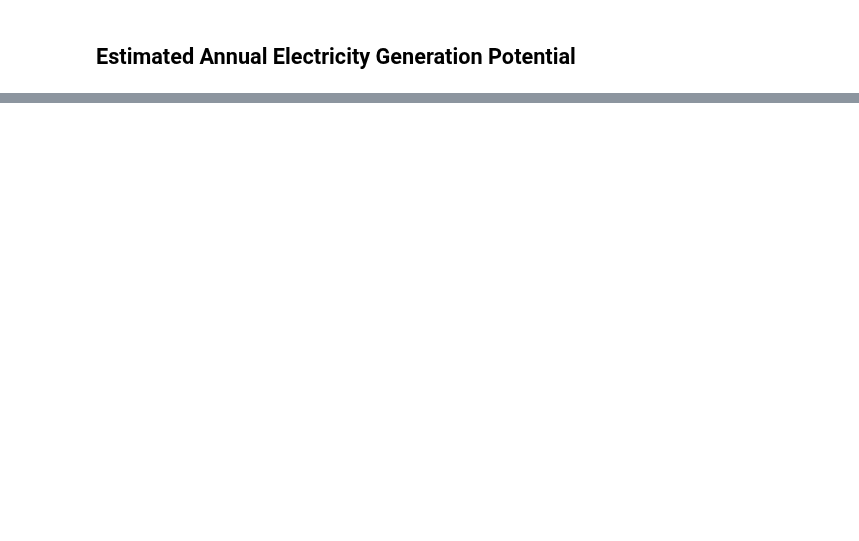
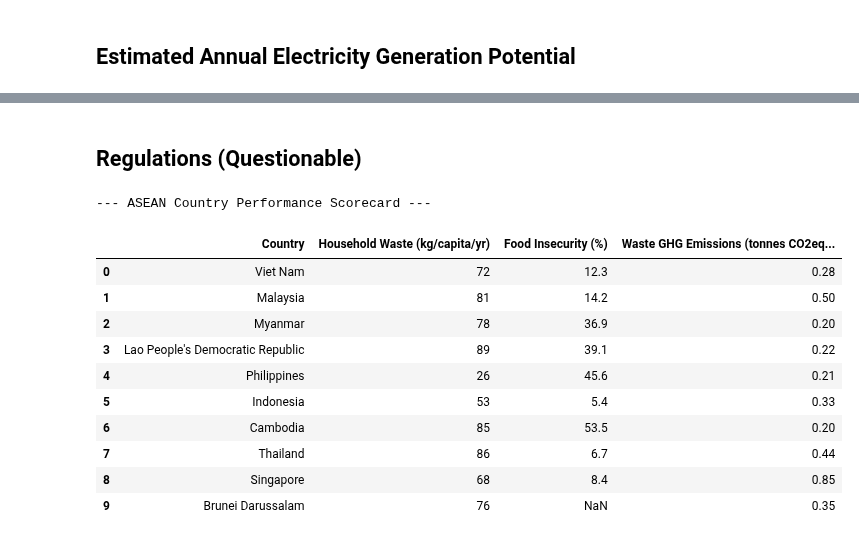
Before and after one commit to Azvier/asean-food-waste-sustainability, a Jupyter notebook: notebooks/data_analysis.ipynb, the cells around one changed output, grey strips where cells are left out. Saved outputs shown, nothing was run; the diff lists cells and outputs as text; code cells hidden in the pictures; blank space fills up the shorter version.

```diff
--- a/notebooks/data_analysis.ipynb
+++ b/notebooks/data_analysis.ipynb
@@ -808,3 +808,52 @@ bioenergy_fmt
 | 7 | Lao People's Democratic Republic | 1,227,657 | 687,488 | 82,498,550 | 49,499,130 | ... |
 | 8 | Singapore | 699,621 | 391,788 | 47,014,531 | 28,208,719 | ... |
 | 9 | Brunei Darussalam | 134,057 | 75,072 | 9,008,630 | 5,405,178 | ... |
+# %% [markdown]
+## Regulations (Questionable)
+# %%
+asean_countries = [
+    'Brunei Darussalam', 'Cambodia', 'Indonesia', 'Lao People\'s Democratic Republic',
+    'Malaysia', 'Myanmar', 'Philippines', 'Singapore', 'Thailand', 'Viet Nam'
+]
+
+# Household Waste per Capita
+waste_per_capita = f_waste[f_waste['Country'].isin(asean_countries)][['Country', 'Household estimate (kg/capita/year)']].rename(
+    columns={'Household estimate (kg/capita/year)': 'Household Waste (kg/capita/yr)'}
+)
+
+# Food Insecurity Prevalence
+fs_insecurity = fao_fs[
+    (fao_fs['Area'].isin(asean_countries)) &
+    (fao_fs['Item'] == 'Prevalence of moderate or severe food insecurity in the total population (percent) (3-year average)')
+].sort_values('Year').drop_duplicates('Area', keep='last')[['Area', 'Value']].rename(
+    columns={'Area': 'Country', 'Value': 'Food Insecurity (%)'}
+)
+
+# GHG Emissions per Capita
+emissions_pc = fao_emissions[
+    (fao_emissions['Area'].isin(asean_countries)) &
+    (fao_emissions['Item'] == 'Waste') &
+    (fao_emissions['Element'] == 'Emissions per capita')
+].sort_values('Year').drop_duplicates('Area', keep='last')[['Area', 'Value']].rename(
+    columns={'Area': 'Country', 'Value': 'Waste GHG Emissions (tonnes CO2eq/capita)'}
+)
+
+# Assemble the Country Performance Scorecard
+scorecard_df = waste_per_capita.merge(fs_insecurity, on='Country', how='left').merge(emissions_pc, on='Country', how='left')
+scorecard_df = scorecard_df.sort_values('Food Insecurity (%)').reset_index(drop=True)
+
+print("--- ASEAN Country Performance Scorecard ---")
+scorecard_df
+# %% [output]
+--- ASEAN Country Performance Scorecard ---
+|  | Country | Household Waste (kg/capita/yr) | Food Insecurity (%) | Waste GHG Emissions (tonnes CO2eq... |
+| 0 | Viet Nam | 72 | 12.3 | 0.28 |
+| 1 | Malaysia | 81 | 14.2 | 0.50 |
+| 2 | Myanmar | 78 | 36.9 | 0.20 |
+| 3 | Lao People's Democratic Republic | 89 | 39.1 | 0.22 |
+| 4 | Philippines | 26 | 45.6 | 0.21 |
+| 5 | Indonesia | 53 | 5.4 | 0.33 |
+| 6 | Cambodia | 85 | 53.5 | 0.20 |
+| 7 | Thailand | 86 | 6.7 | 0.44 |
+| 8 | Singapore | 68 | 8.4 | 0.85 |
+| 9 | Brunei Darussalam | 76 | NaN | 0.35 |
```
Also changed, not shown: parts of 1 cell of this notebook.
